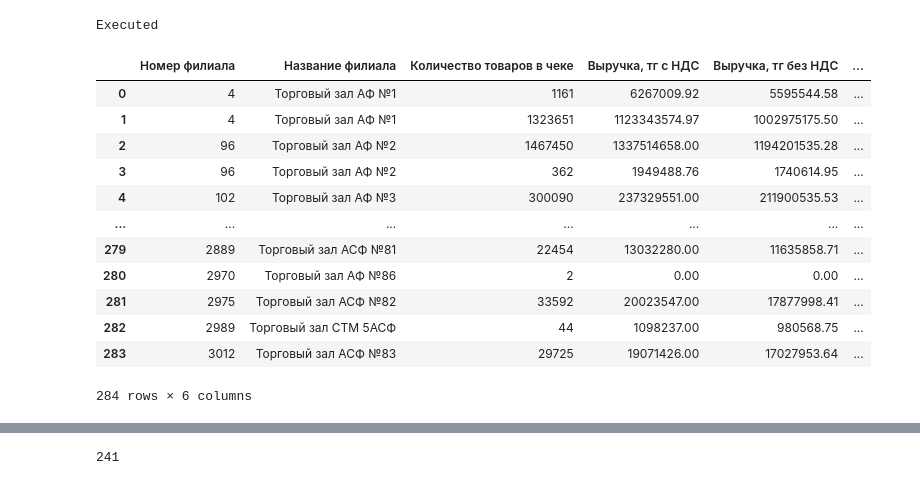
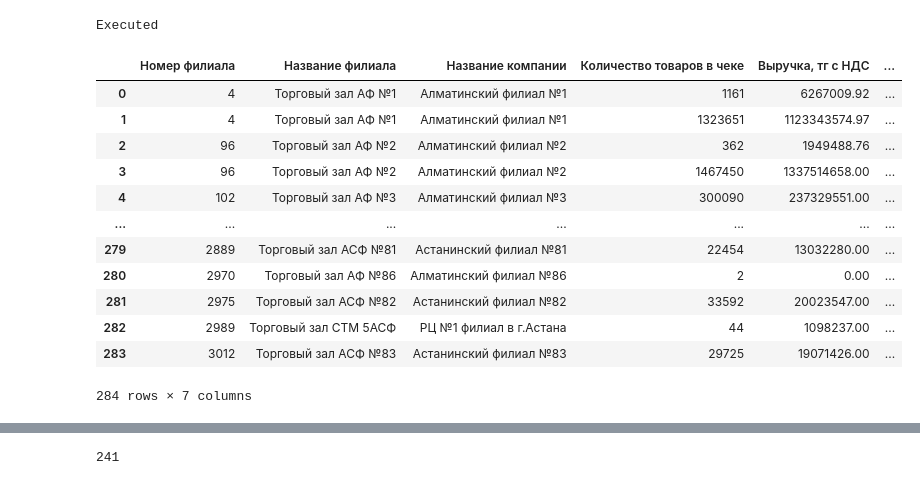
Before and after one commit to OPELsinus/robot-2t-dwh, a Jupyter notebook: 1583_DWH.ipynb, the cells around one changed output, grey strips where cells are left out. Cells and saved outputs as stored; diff of their text form; code cells hidden in the pictures.

```diff
--- a/1583_DWH.ipynb
+++ b/1583_DWH.ipynb
@@ -106,22 +108,22 @@ conn.close()
 # %% [output]
 Executed
 # %%
-df.columns = ["Номер филиала", "Название филиала", "Количество товаров в чеке", "Выручка, тг с НДС", "Выручка, тг без НДС", "Количество чеков"]
+df.columns = ["Номер филиала", "Название филиала", "Название компании", "Количество товаров в чеке", "Выручка, тг с НДС", "Выручка, тг без НДС", "Количество чеков"]
 df
 # %% [output]
-|  | Номер филиала | Название филиала | Количество товаров в чеке | Выручка, тг с НДС | Выручка, тг без НДС | ... |
-| 0 | 4 | Торговый зал АФ №1 | 1161 | 6267009.92 | 5595544.58 | ... |
-| 1 | 4 | Торговый зал АФ №1 | 1323651 | 1123343574.97 | 1002975175.50 | ... |
-| 2 | 96 | Торговый зал АФ №2 | 1467450 | 1337514658.00 | 1194201535.28 | ... |
-| 3 | 96 | Торговый зал АФ №2 | 362 | 1949488.76 | 1740614.95 | ... |
-| 4 | 102 | Торговый зал АФ №3 | 300090 | 237329551.00 | 211900535.53 | ... |
+|  | Номер филиала | Название филиала | Название компании | Количество товаров в чеке | Выручка, тг с НДС | ... |
+| 0 | 4 | Торговый зал АФ №1 | Алматинский филиал №1 | 1161 | 6267009.92 | ... |
+| 1 | 4 | Торговый зал АФ №1 | Алматинский филиал №1 | 1323651 | 1123343574.97 | ... |
+| 2 | 96 | Торговый зал АФ №2 | Алматинский филиал №2 | 362 | 1949488.76 | ... |
+| 3 | 96 | Торговый зал АФ №2 | Алматинский филиал №2 | 1467450 | 1337514658.00 | ... |
+| 4 | 102 | Торговый зал АФ №3 | Алматинский филиал №3 | 300090 | 237329551.00 | ... |
 | ... | ... | ... | ... | ... | ... | ... |
-| 279 | 2889 | Торговый зал АСФ №81 | 22454 | 13032280.00 | 11635858.71 | ... |
-| 280 | 2970 | Торговый зал АФ №86 | 2 | 0.00 | 0.00 | ... |
-| 281 | 2975 | Торговый зал АСФ №82 | 33592 | 20023547.00 | 17877998.41 | ... |
-| 282 | 2989 | Торговый зал СТМ 5АСФ | 44 | 1098237.00 | 980568.75 | ... |
-| 283 | 3012 | Торговый зал АСФ №83 | 29725 | 19071426.00 | 17027953.64 | ... |
+| 279 | 2889 | Торговый зал АСФ №81 | Астанинский филиал №81 | 22454 | 13032280.00 | ... |
+| 280 | 2970 | Торговый зал АФ №86 | Алматинский филиал №86 | 2 | 0.00 | ... |
+| 281 | 2975 | Торговый зал АСФ №82 | Астанинский филиал №82 | 33592 | 20023547.00 | ... |
+| 282 | 2989 | Торговый зал СТМ 5АСФ | РЦ №1 филиал в г.Астана | 44 | 1098237.00 | ... |
+| 283 | 3012 | Торговый зал АСФ №83 | Астанинский филиал №83 | 29725 | 19071426.00 | ... |
-284 rows × 6 columns
+284 rows × 7 columns
 # %%
 df1.columns = ["Номер филиала", "Оборот, тг с НДС", "Оборот, тг без НДС", "Себестоимость", "Бухгалтерская себестоимость"]
 df1
```
Also changed, not shown: parts of 22 cells of this notebook, 6 other files.
